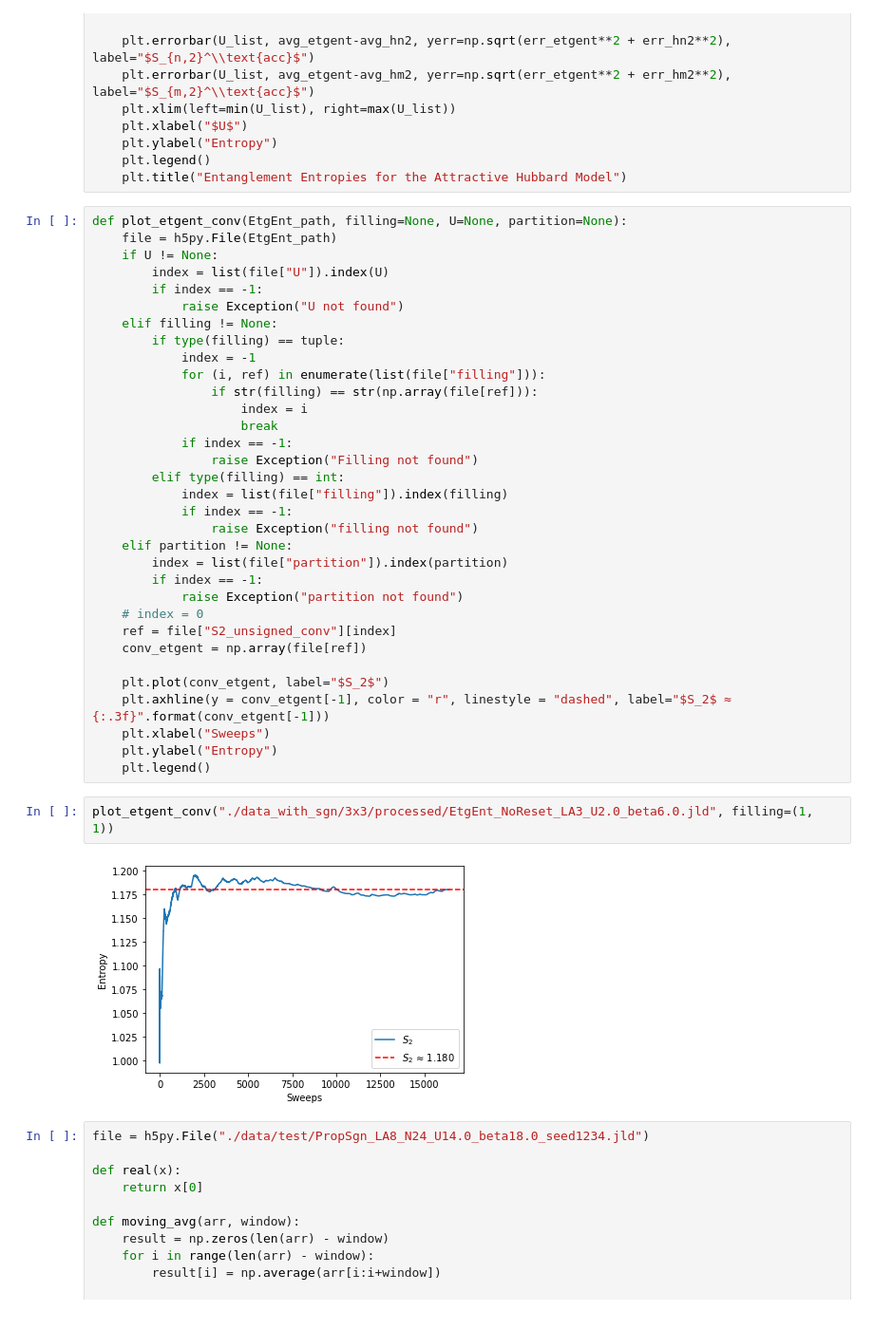
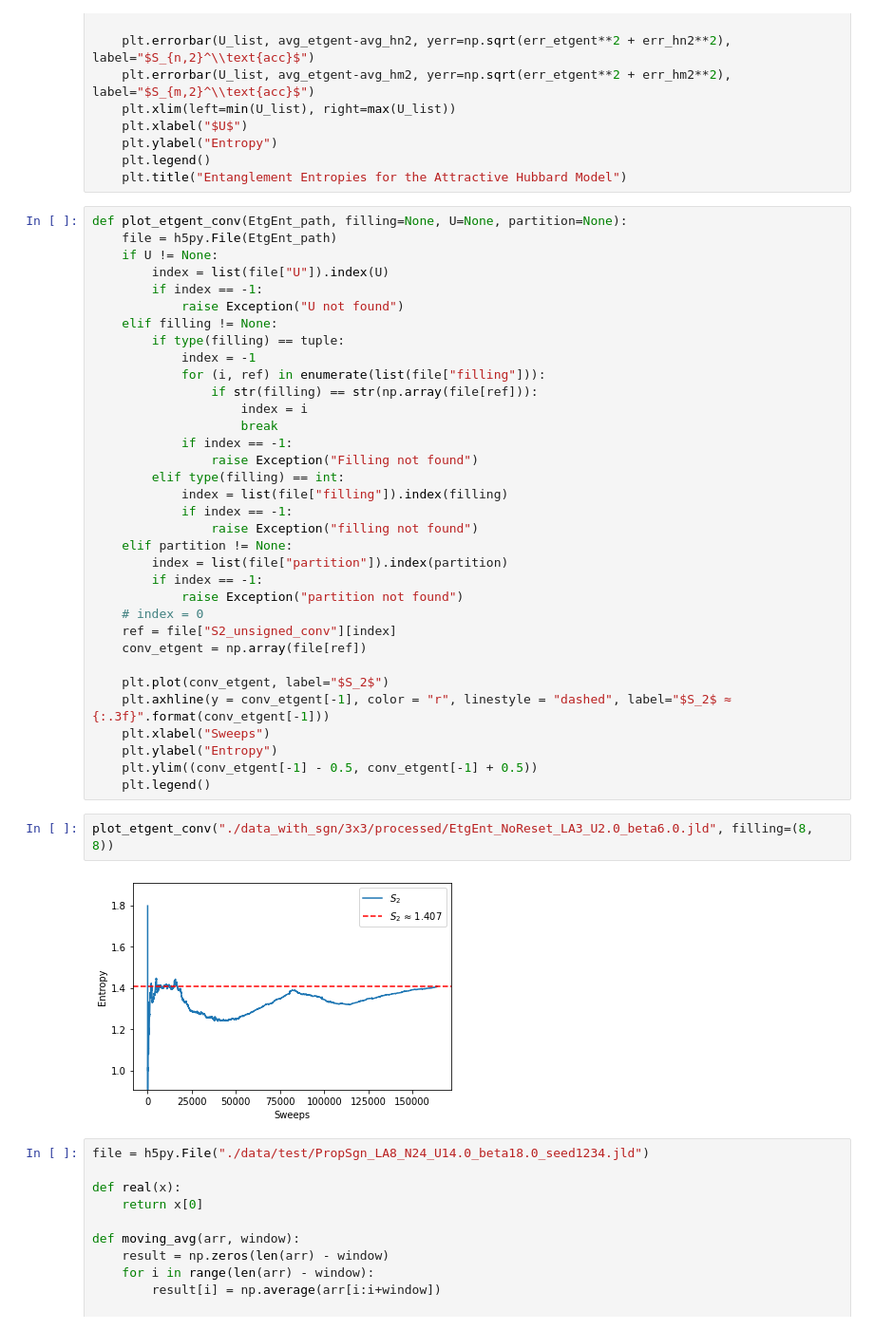
Before and after one commit to Terkadur/AFQMC, a Jupyter notebook: plot.ipynb, the cells around one changed output. Shown: that part at 95% size. Cells and saved outputs as stored; diff of their text form.

```diff
--- a/plot.ipynb
+++ b/plot.ipynb
@@ -122,11 +122,12 @@ def plot_etgent_conv(EtgEnt_path, filling=None, U=None, partition=None):
     plt.axhline(y = conv_etgent[-1], color = "r", linestyle = "dashed", label="$S_2$ ≈ {:.3f}".format(conv_etgent[-1]))
     plt.xlabel("Sweeps")
     plt.ylabel("Entropy")
+    plt.ylim((conv_etgent[-1] - 0.5, conv_etgent[-1] + 0.5))
     plt.legend()
 # %%
-plot_etgent_conv("./data_with_sgn/3x3/processed/EtgEnt_NoReset_LA3_U2.0_beta6.0.jld", filling=(1, 1))
+plot_etgent_conv("./data_with_sgn/3x3/processed/EtgEnt_NoReset_LA3_U2.0_beta6.0.jld", filling=(8, 8))
 # %% [output]
-[figure, old version]
+[figure, new version]
 # %%
 file = h5py.File("./data/test/PropSgn_LA8_N24_U14.0_beta18.0_seed1234.jld")
 
```
Also changed, not shown: 2 other files.
